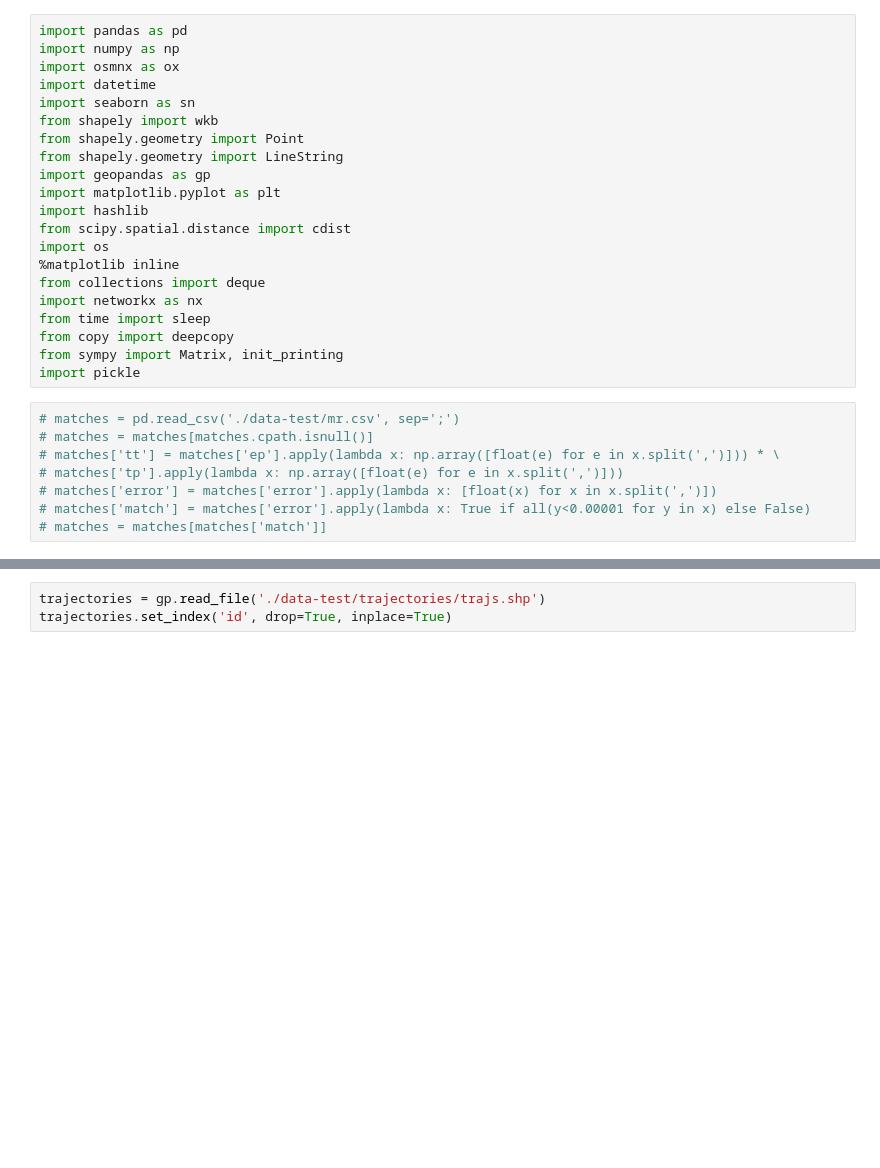
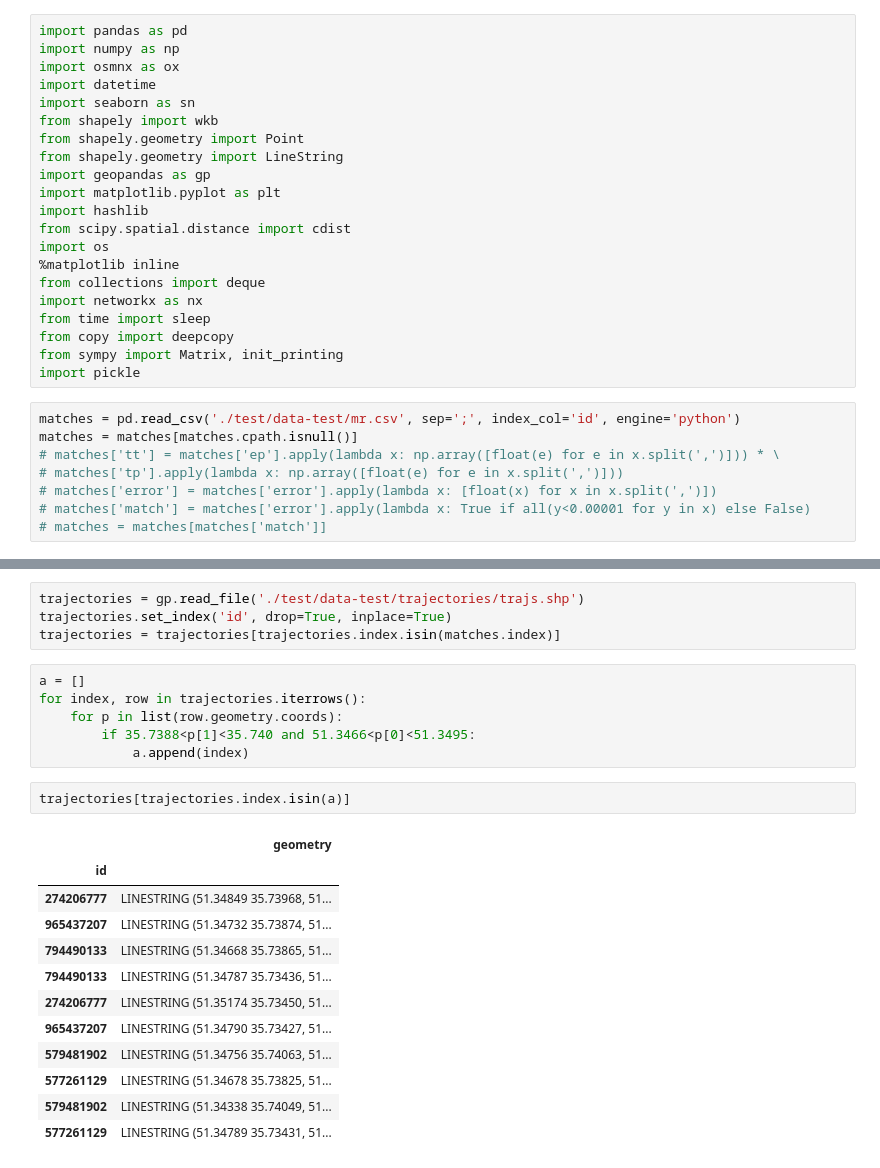
Before and after one commit to pbaghershahi/map-update, a Jupyter notebook: temp.ipynb, the cells around one changed output, grey strips where cells are left out. Cells and saved outputs as stored; diff of their text form; blank space fills up the shorter version.

```diff
--- a/temp.ipynb
+++ b/temp.ipynb
@@ -20,8 +20,8 @@ from copy import deepcopy
 from sympy import Matrix, init_printing
 import pickle
 # %%
-# matches = pd.read_csv('./data-test/mr.csv', sep=';')
-# matches = matches[matches.cpath.isnull()]
+matches = pd.read_csv('./test/data-test/mr.csv', sep=';', index_col='id', engine='python')
+matches = matches[matches.cpath.isnull()]
 # matches['tt'] = matches['ep'].apply(lambda x: np.array([float(e) for e in x.split(',')])) * \
 # matches['tp'].apply(lambda x: np.array([float(e) for e in x.split(',')]))
 # matches['error'] = matches['error'].apply(lambda x: [float(x) for x in x.split(',')])
@@ -46,6 +54,28 @@ def adjacent_vertex(S, adjacencies):
 # %%
-trajectories = gp.read_file('./data-test/trajectories/trajs.shp')
+trajectories = gp.read_file('./test/data-test/trajectories/trajs.shp')
 trajectories.set_index('id', drop=True, inplace=True)
+trajectories = trajectories[trajectories.index.isin(matches.index)]
+# %%
+a = []
+for index, row in trajectories.iterrows():
+    for p in list(row.geometry.coords):
+        if 35.7388<p[1]<35.740 and 51.3466<p[0]<51.3495:
+            a.append(index)
+# %%
+trajectories[trajectories.index.isin(a)]
+# %% [output]
+|  | geometry |
+| id |  |
+| 274206777 | LINESTRING (51.34849 35.73968, 51... |
+| 965437207 | LINESTRING (51.34732 35.73874, 51... |
+| 794490133 | LINESTRING (51.34668 35.73865, 51... |
+| 794490133 | LINESTRING (51.34787 35.73436, 51... |
+| 274206777 | LINESTRING (51.35174 35.73450, 51... |
+| 965437207 | LINESTRING (51.34790 35.73427, 51... |
+| 579481902 | LINESTRING (51.34756 35.74063, 51... |
+| 577261129 | LINESTRING (51.34678 35.73825, 51... |
+| 579481902 | LINESTRING (51.34338 35.74049, 51... |
+| 577261129 | LINESTRING (51.34789 35.73431, 51... |
 # %%
 np.random.seed(123456)
 newarray = np.concatenate(np.array(trajectories['geometry'].apply(lambda x: np.array(x.coords))))
```
Also changed, not shown: parts of 2 cells of this notebook, 3 other files.
